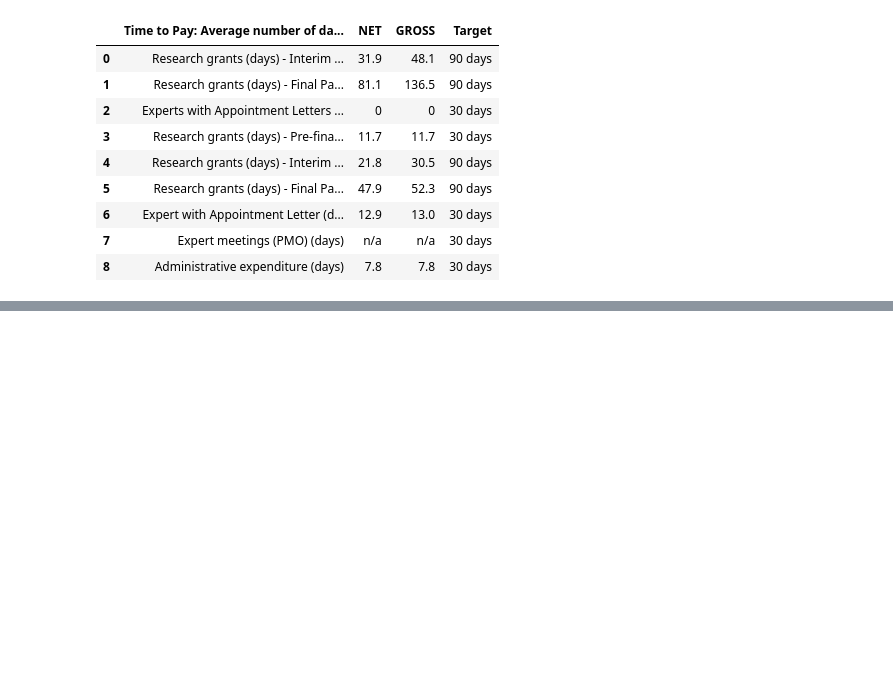
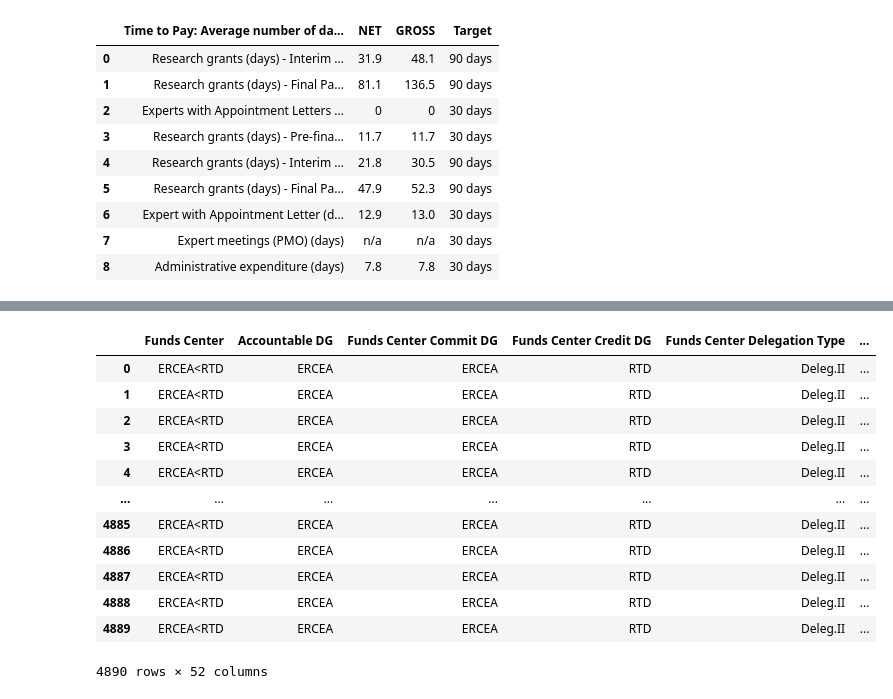
Before and after one commit to vinciliba/QuarterlyReport, a Jupyter notebook: payments.ipynb, the cells around one changed output, grey strips where cells are left out. Cells and saved outputs as stored; diff of their text form; code cells hidden in the pictures; blank space fills up the shorter version.

Commit message:
1st commit 09/06/2025

```diff
--- a/payments.ipynb
+++ b/payments.ipynb
@@ -3311,5 +3740,21 @@ def main_charts(df_paym, cutoff, quarterly_tables):
 
 # Example usage (uncomment to run after generating tables)
 # ttp_charts = main_charts(df_paym, cutoff, quarterly_tables)
+# %%
+df_paym
+# %% [output]
+|  | Funds Center | Accountable DG | Funds Center Commit DG | Funds Center Credit DG | Funds Center Delegation Type | ... |
+| 0 | ERCEA<RTD | ERCEA | ERCEA | RTD | Deleg.II | ... |
+| 1 | ERCEA<RTD | ERCEA | ERCEA | RTD | Deleg.II | ... |
+| 2 | ERCEA<RTD | ERCEA | ERCEA | RTD | Deleg.II | ... |
+| 3 | ERCEA<RTD | ERCEA | ERCEA | RTD | Deleg.II | ... |
+| 4 | ERCEA<RTD | ERCEA | ERCEA | RTD | Deleg.II | ... |
+| ... | ... | ... | ... | ... | ... | ... |
+| 4885 | ERCEA<RTD | ERCEA | ERCEA | RTD | Deleg.II | ... |
+| 4886 | ERCEA<RTD | ERCEA | ERCEA | RTD | Deleg.II | ... |
+| 4887 | ERCEA<RTD | ERCEA | ERCEA | RTD | Deleg.II | ... |
+| 4888 | ERCEA<RTD | ERCEA | ERCEA | RTD | Deleg.II | ... |
+| 4889 | ERCEA<RTD | ERCEA | ERCEA | RTD | Deleg.II | ... |
+4890 rows × 52 columns
 # %%
 ttp_charts = main_charts(df_paym, cutoff, quarterly_tables)
```
Also changed, not shown: parts of 12 cells of this notebook, 1 other file.
